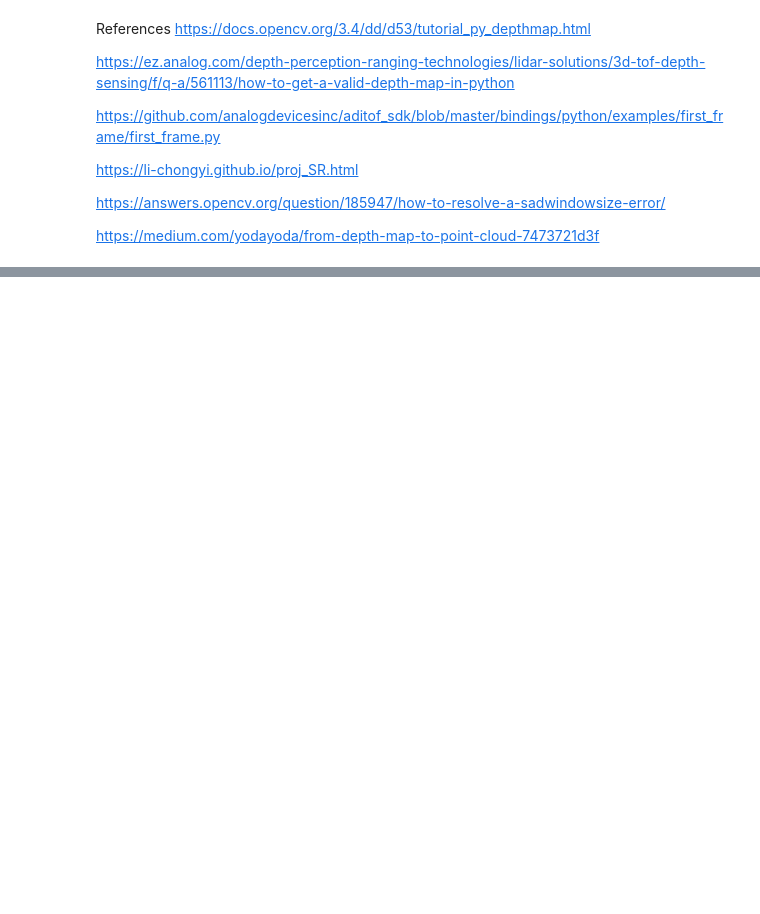
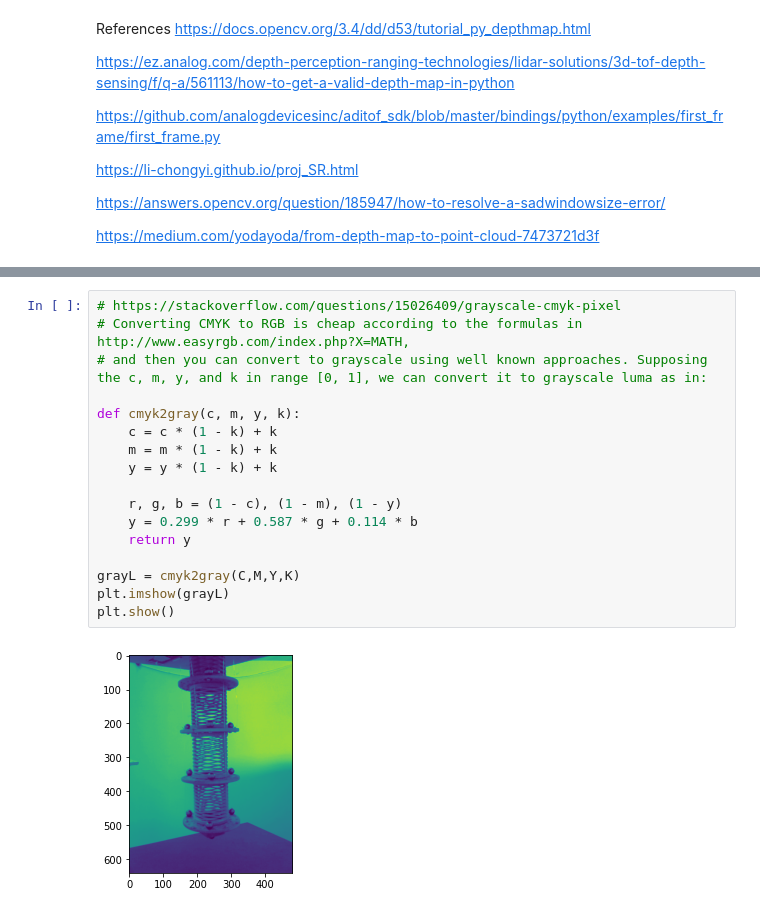
Before and after one commit to iuri/opencv, a Jupyter notebook: depthmap_stereo.ipynb, the cells around one changed output, grey strips where cells are left out. Cells and saved outputs as stored; diff of their text form; blank space fills up the shorter version.

```diff
--- a/depthmap_stereo.ipynb
+++ b/depthmap_stereo.ipynb
@@ -55,0 +148,19 @@ error: ignored
+# %%
+# https://stackoverflow.com/questions/15026409/grayscale-cmyk-pixel
+# Converting CMYK to RGB is cheap according to the formulas in http://www.easyrgb.com/index.php?X=MATH,
+# and then you can convert to grayscale using well known approaches. Supposing the c, m, y, and k in range [0, 1], we can convert it to grayscale luma as in:
+
+def cmyk2gray(c, m, y, k):
+    c = c * (1 - k) + k
+    m = m * (1 - k) + k
+    y = y * (1 - k) + k
+
+    r, g, b = (1 - c), (1 - m), (1 - y)
+    y = 0.299 * r + 0.587 * g + 0.114 * b
+    return y
+
+grayL = cmyk2gray(C,M,Y,K)
+plt.imshow(grayL)
+plt.show()
+# %% [output]
+[figure, added]
```
Also changed, not shown: parts of 44 cells of this notebook.
